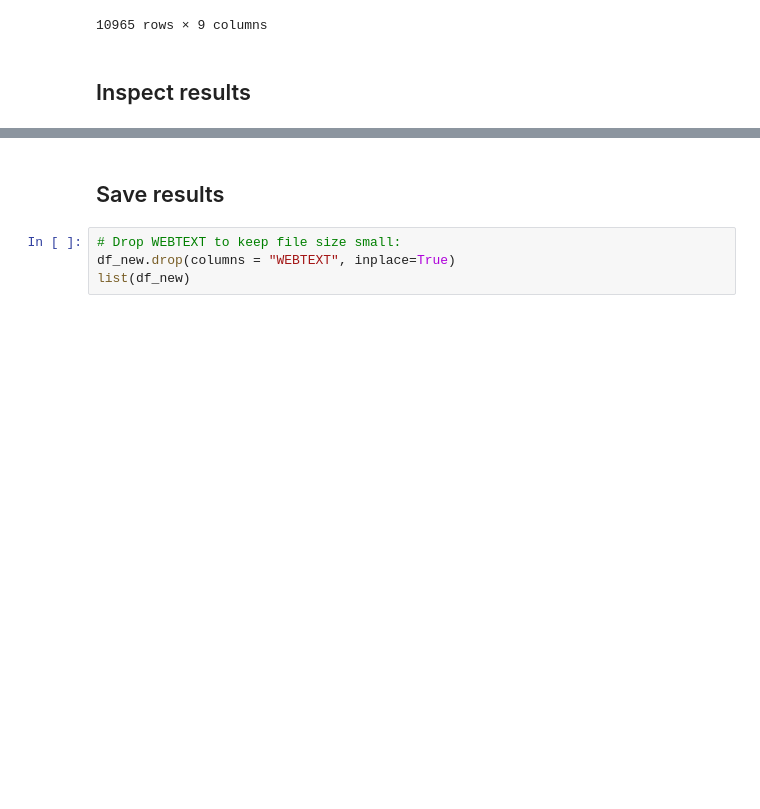
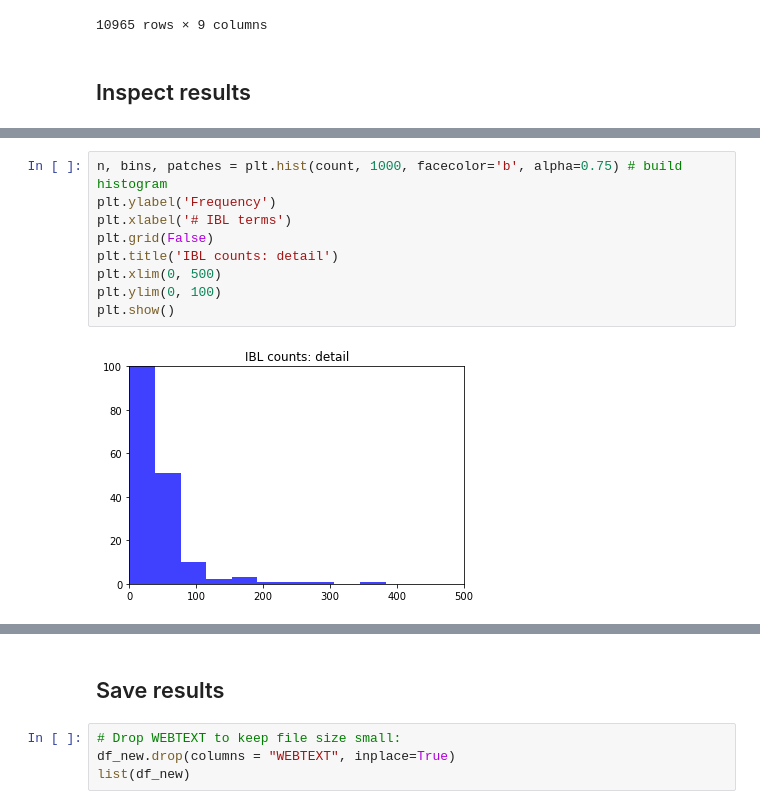
Before and after one commit to comp-strat/data_management, a Jupyter notebook: count_parse/count_dict.ipynb, the cells around one changed output, grey strips where cells are left out. Drawn from its saved outputs; the diff is of its cells as text; blank space fills up the shorter version.

```diff
--- a/count_parse/count_dict.ipynb
+++ b/count_parse/count_dict.ipynb
@@ -283,0 +291,11 @@ df_new["INQUIRY30_STR"].hist(bins=100)
+# %%
+n, bins, patches = plt.hist(count, 1000, facecolor='b', alpha=0.75) # build histogram
+plt.ylabel('Frequency')
+plt.xlabel('# IBL terms')
+plt.grid(False)
+plt.title('IBL counts: detail')
+plt.xlim(0, 500)
+plt.ylim(0, 100)
+plt.show()
+# %% [output]
+[figure, added]
```
Also changed, not shown: parts of 12 cells of this notebook, 3 other files.
